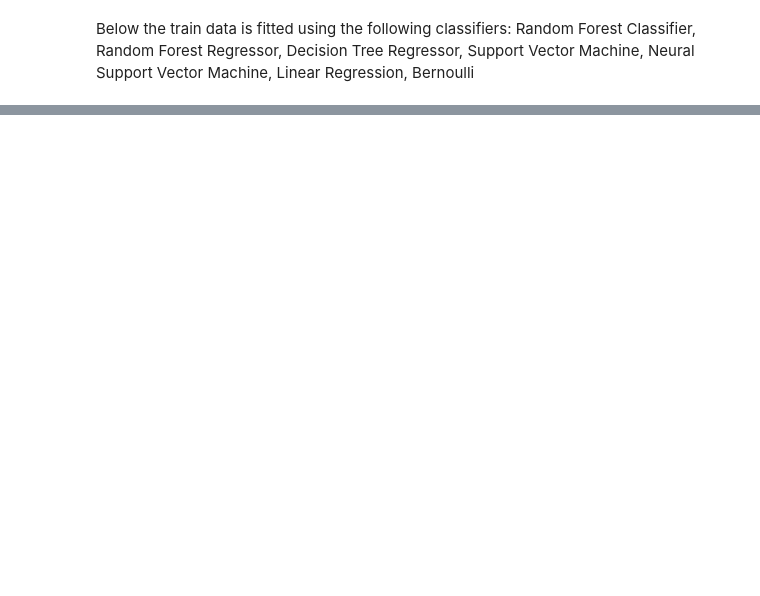
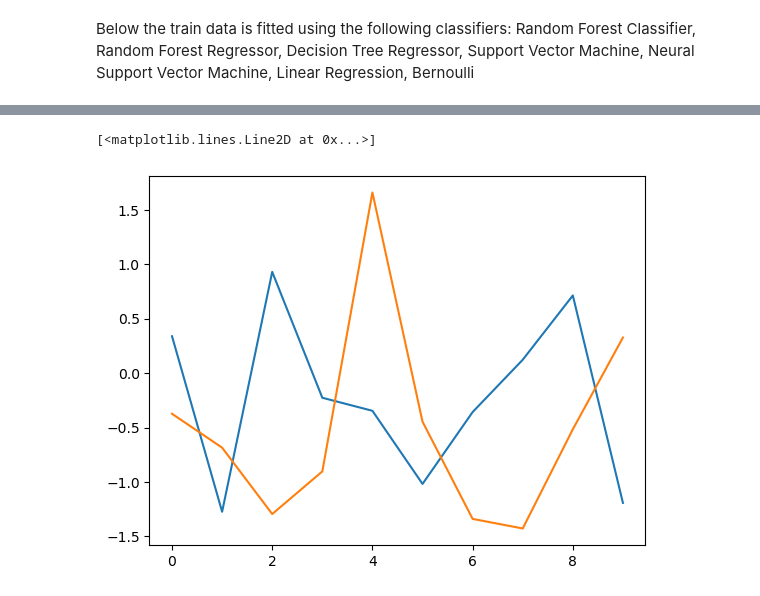
Before and after one commit to SjdTl/BioSensing, a Jupyter notebook: Classification/Biosensing classification.ipynb, the cells around one changed output, grey strips where cells are left out. Cells and saved outputs as stored; diff of their text form; code cells hidden in the pictures; blank space fills up the shorter version.

```diff
--- a/Classification/Biosensing classification.ipynb
+++ b/Classification/Biosensing classification.ipynb
@@ -68,6 +71,6 @@ print(features_data_N)
 # %%
 pca = PCA(n_components=10)
-pca_features = pca.fit_transform(features_data_N.drop(columns=['label', 'subject']))
-
+pca_features = pca.fit_transform(features_data_turncated)
+# pca_features = features_data_turncated
 print(pca_features)
 # %% [output]
@@ -87,9 +90,9 @@ print(pca_features)
 # %%
 from sklearn.model_selection import train_test_split
-
+print(np.shape(pca_features))
 #Split the data into a train and test set
-X_train, x_test, Y_train, y_test = train_test_split(pca_features, features_data_N["label"], test_size=0.2,shuffle=True, random_state=102)
-
+X_train, x_test, Y_train, y_test = train_test_split(pca_features, features_data_N["label"], test_size=0.3,shuffle=True, random_state=102)
+print(np.shape(x_test))
 scaler = preprocessing.StandardScaler().fit(X_train)
 X_train = scaler.transform(X_train)
 x_test = scaler.transform(x_test)
@@ -101,13 +139,13 @@ from sklearn.ensemble import RandomForestClassifier
 from sklearn.ensemble import RandomForestRegressor
 from sklearn.tree import DecisionTreeRegressor
 from sklearn.tree import DecisionTreeClassifier
-from sklearn.svm import NuSVC
+from sklearn.svm import NuSVC,SVC
 from sklearn.discriminant_analysis import LinearDiscriminantAnalysis
 from sklearn.naive_bayes import BernoulliNB
 
 from sklearn.metrics import mean_absolute_error
 from sklearn.metrics import mean_squared_error
-from sklearn.metrics import accuracy_score
+from sklearn.metrics import accuracy_score,confusion_matrix
 
 #Fit data using classifiers and calculate accuracy
 #Random Forest Classifier
@@ -125,11 +163,11 @@ accuracy_DTC = accuracy_score(y_test, y_pred_DTC)
 mse_DTC = mean_squared_error(y_test, y_pred_DTC)
 
 #Support Vector Machine
-#classifier_SVM = NuSVC(kernel='rbf', nu=1)
-#classifier_SVM.fit(X_train, Y_train)
-#y_pred_SVM = classifier_SVM.predict(x_test)
-#accuracy_SVM = accuracy_score(y_test, y_pred_SVM)
-#mse_SVM = mean_squared_error(y_test, y_pred_SVM)
+classifier_SVM = SVC(kernel='rbf')
+classifier_SVM.fit(X_train, Y_train)
+y_pred_SVM = classifier_SVM.predict(x_test)
+accuracy_SVM = accuracy_score(y_test, y_pred_SVM)
+mse_SVM = mean_squared_error(y_test, y_pred_SVM)
 
 #Neural Support Vector Machine
 #classifier_NSVM = NuSVC(kernel='linear')
@@ -154,9 +192,9 @@ mse_BNB = mean_squared_error(y_test, y_pred_BNB)
 
 print("{} Accuracy, MSE: {:.2f}%, {:.2f}".format('Random Forrest Classifier', accuracy_RFC*100, mse_RFC))
 print("{} Accuracy, MSE: {:.2f}%, {:.2f}".format('Decision Tree Regressor', accuracy_DTC*100, mse_DTC))
-#print("{} Accuracy, MSE: {:.2f}%, {:.2f}".format('Support Vector Machine', accuracy_SVM*100, mse_SVM))
+print("{} Accuracy, MSE: {:.2f}%, {:.2f}".format('Support Vector Machine', accuracy_SVM*100, mse_SVM))
 #print("{} Accuracy, MSE: {:.2f}%, {:.2f}".format('Neural Support Vector Machine', accuracy_NSVM*100, mse_NSVM))
-print("{} Accuracy, MSE: {:.2f}%, {:.2f}".format('Linear Regression', accuracy_LDA*100, mse_LDA))
+print("{} Accuracy, MSE: {:.2f}%, {:.2f}".format('Linear Discriminant Analysis', accuracy_LDA*100, mse_LDA))
 print("{} Accuracy, MSE: {:.2f}%, {:.2f}".format('Bernoulli', accuracy_BNB*100, mse_BNB))
 # %% [output]
 Random Forrest Classifier Accuracy, MSE: 100.00%, 0.00
@@ -165,0 +212,5 @@ Bernoulli Accuracy, MSE: 77.30%, 0.58
+# %%
+classifier_RFC = RandomForestClassifier()
+classifier_RFC.fit(X_train, Y_train)
+y_pred_RFC = classifier_RFC.predict(x_test)
+accuracy_RFC = accuracy_score(y_test, y_pred_RFC)
@@ -165,0 +251,6 @@ Bernoulli Accuracy, MSE: 77.30%, 0.58
+# %%
+plt.plot(X_train[0])
+plt.plot(x_test[0])
+# %% [output]
+[<matplotlib.lines.Line2D at 0x...>]
+[figure, added]
```
Also changed, not shown: parts of 11 cells of this notebook.
